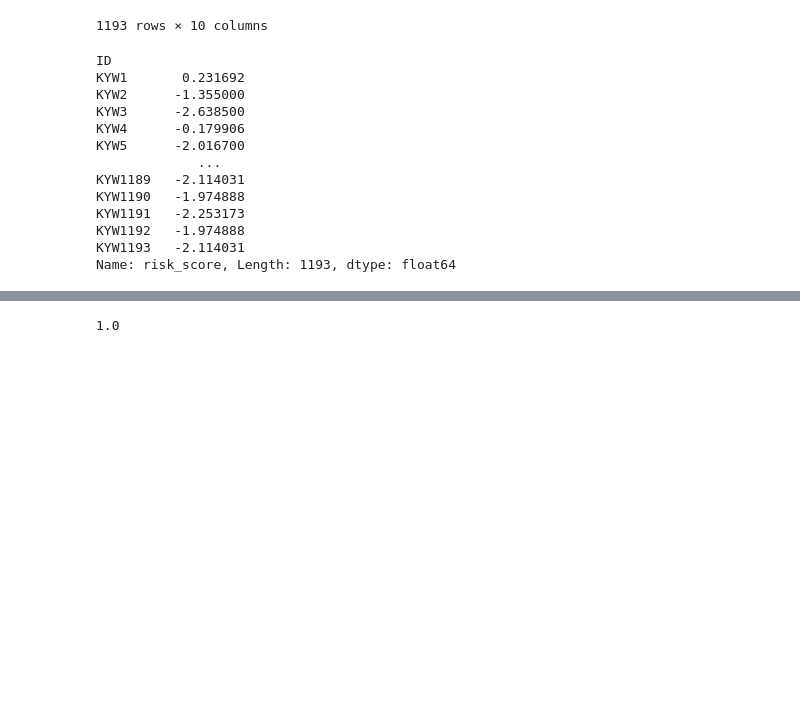
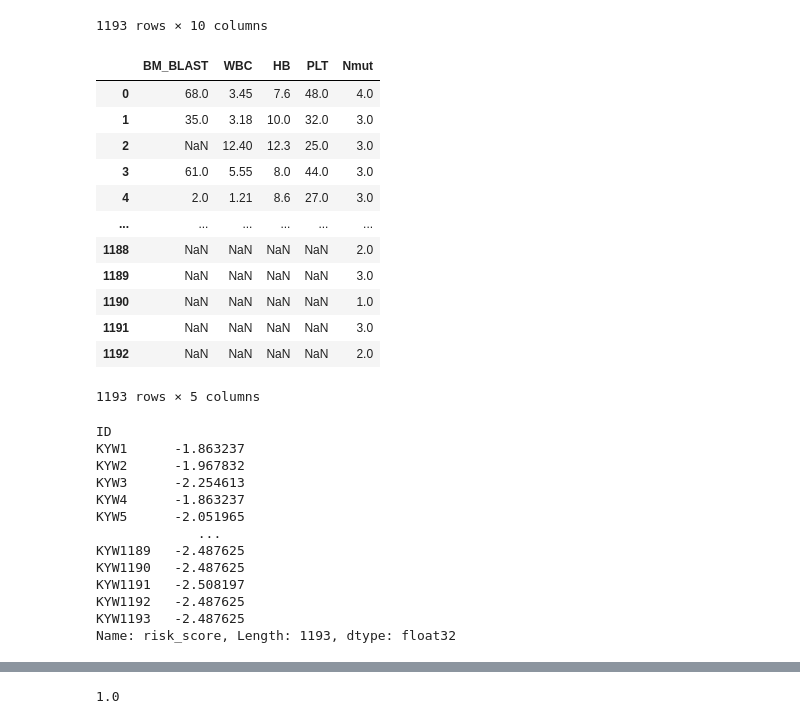
Before and after one commit to MaxCoppa/Myeloid-Leukemia-Survival-Prediction, a Jupyter notebook: base_prediction.ipynb, the cells around one changed output, grey strips where cells are left out. Cells and saved outputs as stored; diff of their text form; code cells hidden in the pictures; blank space fills up the shorter version.

```diff
--- a/base_prediction.ipynb
+++ b/base_prediction.ipynb
@@ -100,10 +104,26 @@ test
 | 1191 | KYW1192 | KYW | NaN | NaN | NaN | NaN | NaN | NaN | NaN | 3.0 |
 | 1192 | KYW1193 | KYW | NaN | NaN | NaN | NaN | NaN | NaN | NaN | 2.0 |
 1193 rows × 10 columns
+# %%
+test[features]
+# %% [output]
+|  | BM_BLAST | WBC | HB | PLT | Nmut |
+| 0 | 68.0 | 3.45 | 7.6 | 48.0 | 4.0 |
+| 1 | 35.0 | 3.18 | 10.0 | 32.0 | 3.0 |
+| 2 | NaN | 12.40 | 12.3 | 25.0 | 3.0 |
+| 3 | 61.0 | 5.55 | 8.0 | 44.0 | 3.0 |
+| 4 | 2.0 | 1.21 | 8.6 | 27.0 | 3.0 |
+| ... | ... | ... | ... | ... | ... |
+| 1188 | NaN | NaN | NaN | NaN | 2.0 |
+| 1189 | NaN | NaN | NaN | NaN | 3.0 |
+| 1190 | NaN | NaN | NaN | NaN | 1.0 |
+| 1191 | NaN | NaN | NaN | NaN | 3.0 |
+| 1192 | NaN | NaN | NaN | NaN | 2.0 |
+1193 rows × 5 columns
 # %%
 imputer = SimpleImputer(strategy="median")
 X_train = imputer.fit_transform(train[features])
-X_test = imputer.fit_transform(test[features])
+X_test = imputer.transform(test[features])
 
 model = get_model(model_type=model_type)
 model.fit(X_train, train[target])
@@ -113,18 +133,18 @@ submission = pd.Series(preds, index=test["ID"], name="risk_score")
 submission
 # %% [output]
 ID
-KYW1       0.231692
-KYW2      -1.355000
-KYW3      -2.638500
-KYW4      -0.179906
-KYW5      -2.016700
+KYW1      -1.863237
+KYW2      -1.967832
+KYW3      -2.254613
+KYW4      -1.863237
+KYW5      -2.051965
              ...
-KYW1189   -2.114031
-KYW1190   -1.974888
-KYW1191   -2.253173
-KYW1192   -1.974888
-KYW1193   -2.114031
-Name: risk_score, Length: 1193, dtype: float64
+KYW1189   -2.487625
+KYW1190   -2.487625
+KYW1191   -2.508197
+KYW1192   -2.487625
+KYW1193   -2.487625
+Name: risk_score, Length: 1193, dtype: float32
 # %%
 submission.to_csv("data/base_submission.csv")
 # %%
```
Also changed, not shown: parts of 3 cells of this notebook, 11 other files.
